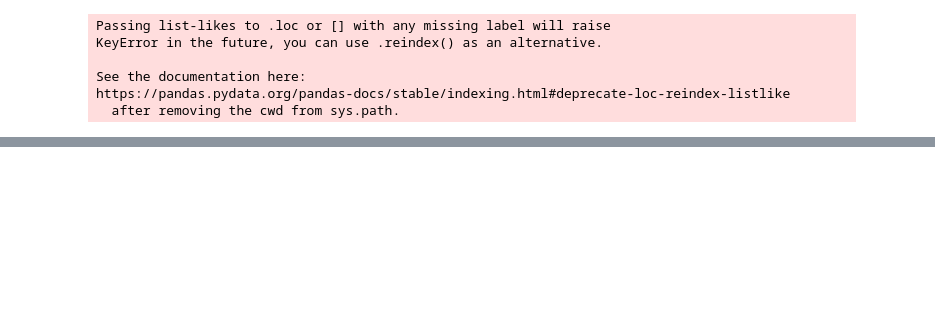
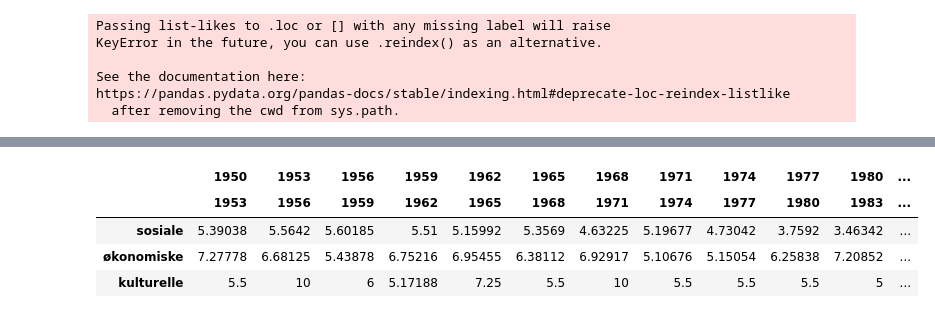
Before and after one commit to Yoonsen/HeCore, a Jupyter notebook: collocations-hecore.ipynb, the cells around one changed output, grey strips where cells are left out. Drawn from its saved outputs; the diff is of its cells as text; code cells hidden in the pictures; blank space fills up the shorter version.

```diff
--- a/collocations-hecore.ipynb
+++ b/collocations-hecore.ipynb
@@ -617,0 +632,8 @@ with open('helse_galakse.html', 'w') as f:
+# %%
+helse_right.loc["sosiale økonomiske kulturelle".split()].fillna(10).style.background_gradient(cmap="Blues_r", axis=1)
+# %% [output]
+|  | 1950 | 1953 | 1956 | 1959 | 1962 | 1965 | 1968 | 1971 | 1974 | 1977 | 1980 | ... |
+|  | 1953 | 1956 | 1959 | 1962 | 1965 | 1968 | 1971 | 1974 | 1977 | 1980 | 1983 | ... |
+| sosiale | 5.39038 | 5.5642 | 5.60185 | 5.51 | 5.15992 | 5.3569 | 4.63225 | 5.19677 | 4.73042 | 3.7592 | 3.46342 | ... |
+| økonomiske | 7.27778 | 6.68125 | 5.43878 | 6.75216 | 6.95455 | 6.38112 | 6.92917 | 5.10676 | 5.15054 | 6.25838 | 7.20852 | ... |
+| kulturelle | 5.5 | 10 | 6 | 5.17188 | 7.25 | 5.5 | 10 | 5.5 | 5.5 | 5.5 | 5 | ... |
```
Also changed, not shown: parts of 28 cells of this notebook, 1 other file.
